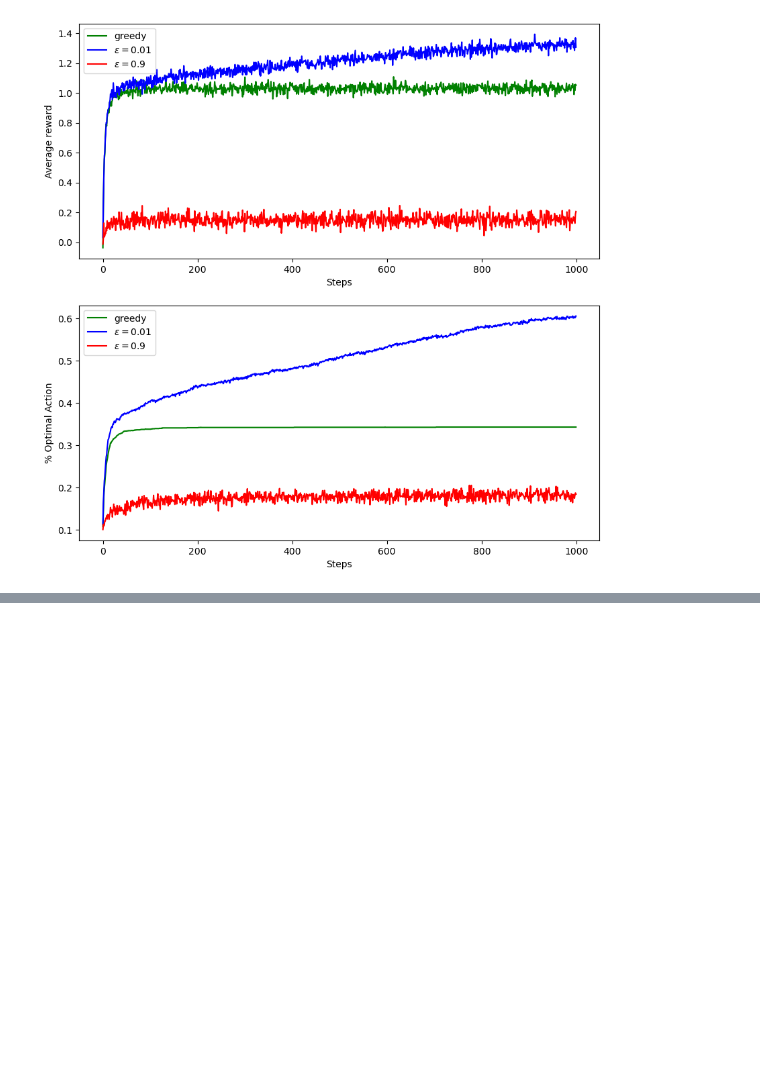
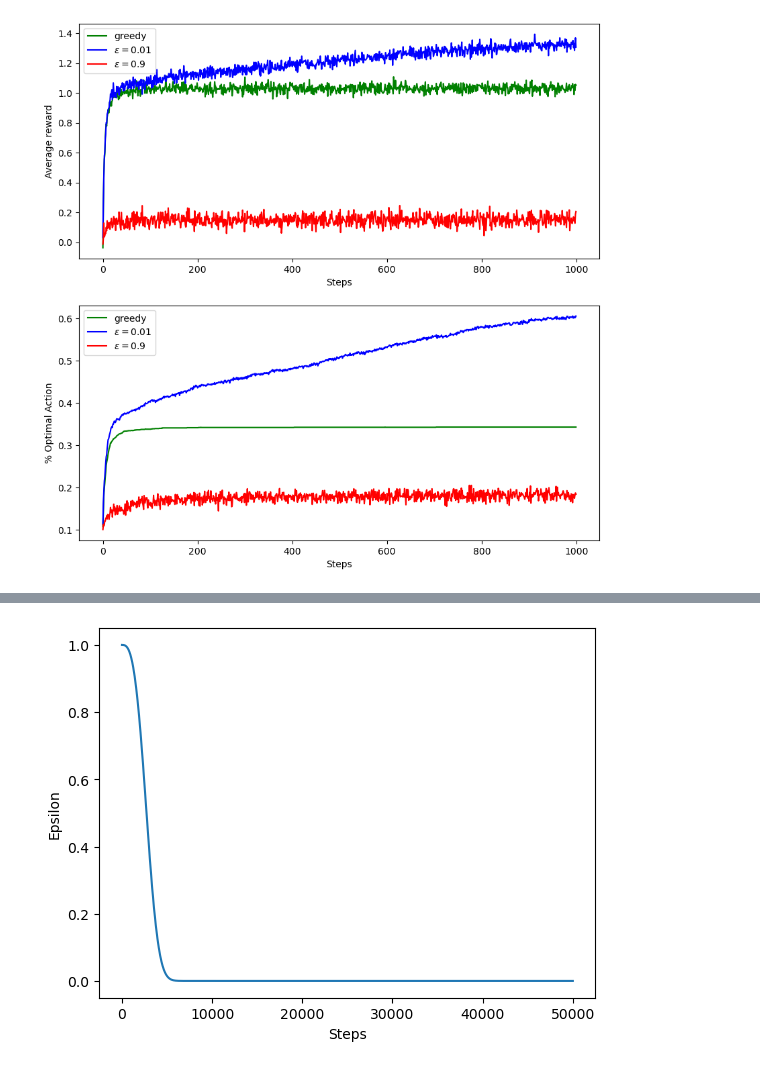
Before and after one commit to devkhullar/rltoolbox, a Jupyter notebook: simple_bandit_problem.ipynb, the cells around one changed output, grey strips where cells are left out. Cells and saved outputs as stored; diff of their text form; code cells hidden in the pictures; blank space fills up the shorter version.

```diff
--- a/simple_bandit_problem.ipynb
+++ b/simple_bandit_problem.ipynb
@@ -391,0 +466,22 @@ Bandit.run_and_plot_experiments(
+# %%
+# pseudo code epsilon parameter
+
+# 1. How is the algorithm supposed to work?
+# 2. what is the role of T and alpha?
+T = 1000
+alpha = 50
+epsilon = 1
+epsilon_list = []
+for i in range(1, T + 1):
+    for j in range(1, alpha + 1):
+        epsilon = 1 / 2 * (1 + np.cos(i / T)) * epsilon
+        epsilon_list.append(epsilon)
+    # plt.plot(epsilon_list)
+    # plt.show()
+
+plt.plot(range(T * alpha), epsilon_list)
+plt.xlabel('Steps')
+plt.ylabel('Epsilon')
+plt.show()
+# %% [output]
+[figure, added]
```
Also changed, not shown: parts of 14 cells of this notebook, 6 other files.
